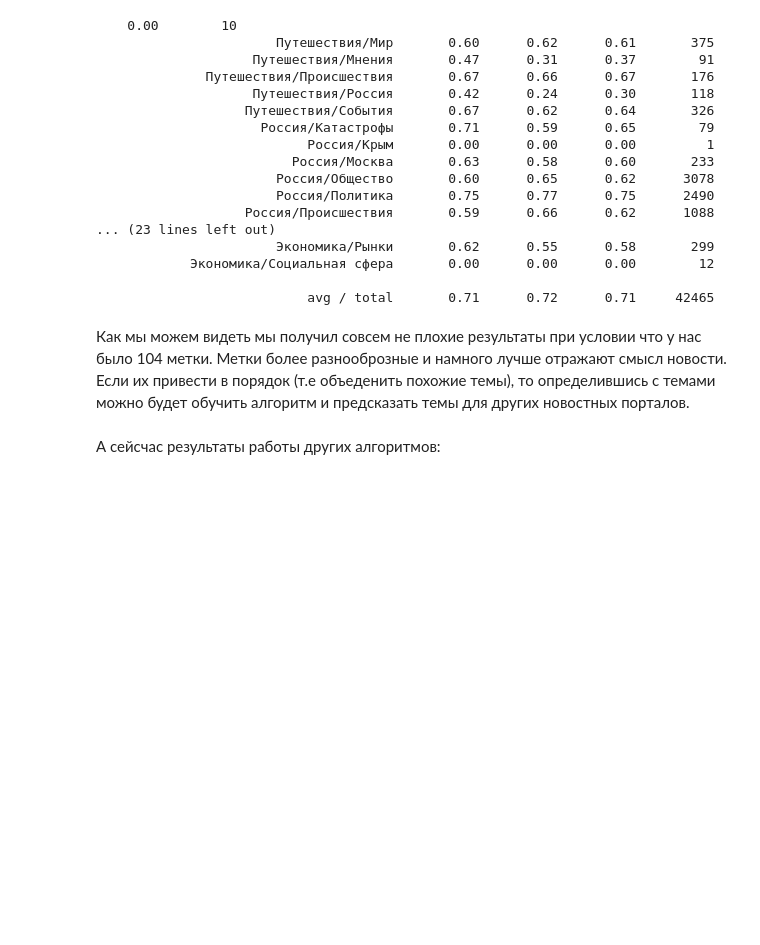
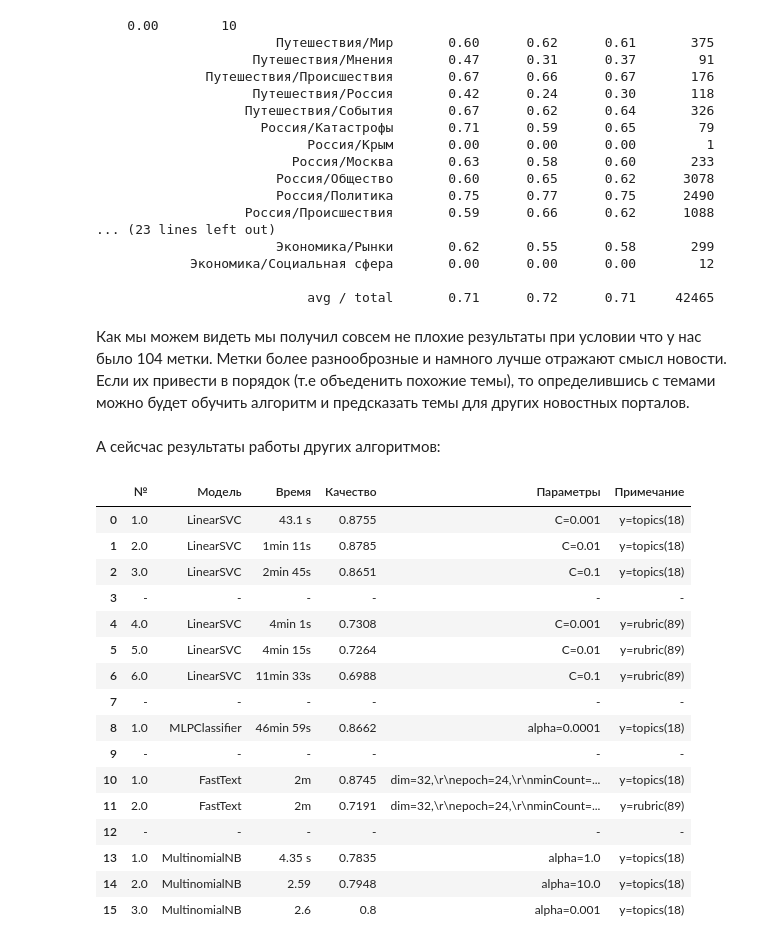
Before and after one commit to vtrokhymenko/topic_news, a Jupyter notebook: report/Report_topic.ipynb, the cells around one changed output. Drawn from its saved outputs; the diff is of its cells as text; code cells hidden in the pictures; blank space fills up the shorter version.

```diff
--- a/report/Report_topic.ipynb
+++ b/report/Report_topic.ipynb
@@ -634,3 +634,25 @@ print (classification_report(y_test,pred,digits=2)[-2980:])
 Как мы можем видеть мы получил совсем не плохие результаты при условии что у нас было 104 метки. Метки более разнооброзные  и намного лучше отражают смысл новости. Если их привести в порядок (т.е объеденить похожие темы), то определившись с темами можно будет обучить алгоритм и предсказать темы для других новостных порталов.
 # %% [markdown]
 А сейсчас результаты работы других алгоритмов:
+# %%
+table2=pd.read_csv('data/sheet3.csv')
+# %%
+table2
+# %% [output]
+|  | № | Модель | Время | Качество | Параметры | Примечание |
+| 0 | 1.0 | LinearSVC | 43.1 s | 0.8755 | C=0.001 | y=topics(18) |
+| 1 | 2.0 | LinearSVC | 1min 11s | 0.8785 | C=0.01 | y=topics(18) |
+| 2 | 3.0 | LinearSVC | 2min 45s | 0.8651 | C=0.1 | y=topics(18) |
+| 3 | - | - | - | - | - | - |
+| 4 | 4.0 | LinearSVC | 4min 1s | 0.7308 | C=0.001 | y=rubric(89) |
+| 5 | 5.0 | LinearSVC | 4min 15s | 0.7264 | C=0.01 | y=rubric(89) |
+| 6 | 6.0 | LinearSVC | 11min 33s | 0.6988 | C=0.1 | y=rubric(89) |
+| 7 | - | - | - | - | - | - |
+| 8 | 1.0 | MLPClassifier | 46min 59s | 0.8662 | alpha=0.0001 | y=topics(18) |
+| 9 | - | - | - | - | - | - |
+| 10 | 1.0 | FastText | 2m | 0.8745 | dim=32,\r\nepoch=24,\r\nminCount=... | y=topics(18) |
+| 11 | 2.0 | FastText | 2m | 0.7191 | dim=32,\r\nepoch=24,\r\nminCount=... | y=rubric(89) |
+| 12 | - | - | - | - | - | - |
+| 13 | 1.0 | MultinomialNB | 4.35 s | 0.7835 | alpha=1.0 | y=topics(18) |
+| 14 | 2.0 | MultinomialNB | 2.59 | 0.7948 | alpha=10.0 | y=topics(18) |
+| 15 | 3.0 | MultinomialNB | 2.6 | 0.8 | alpha=0.001 | y=topics(18) |
```
Also changed, not shown: 4 other files.
